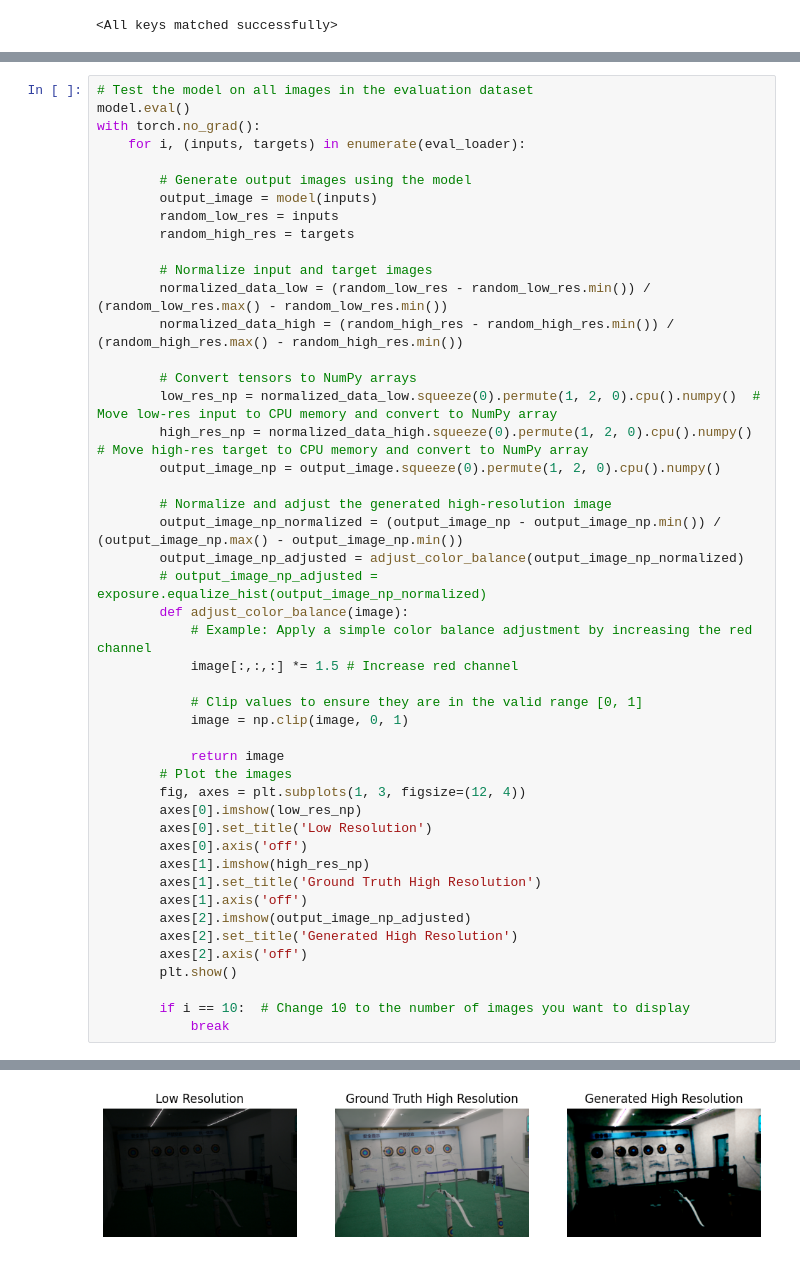
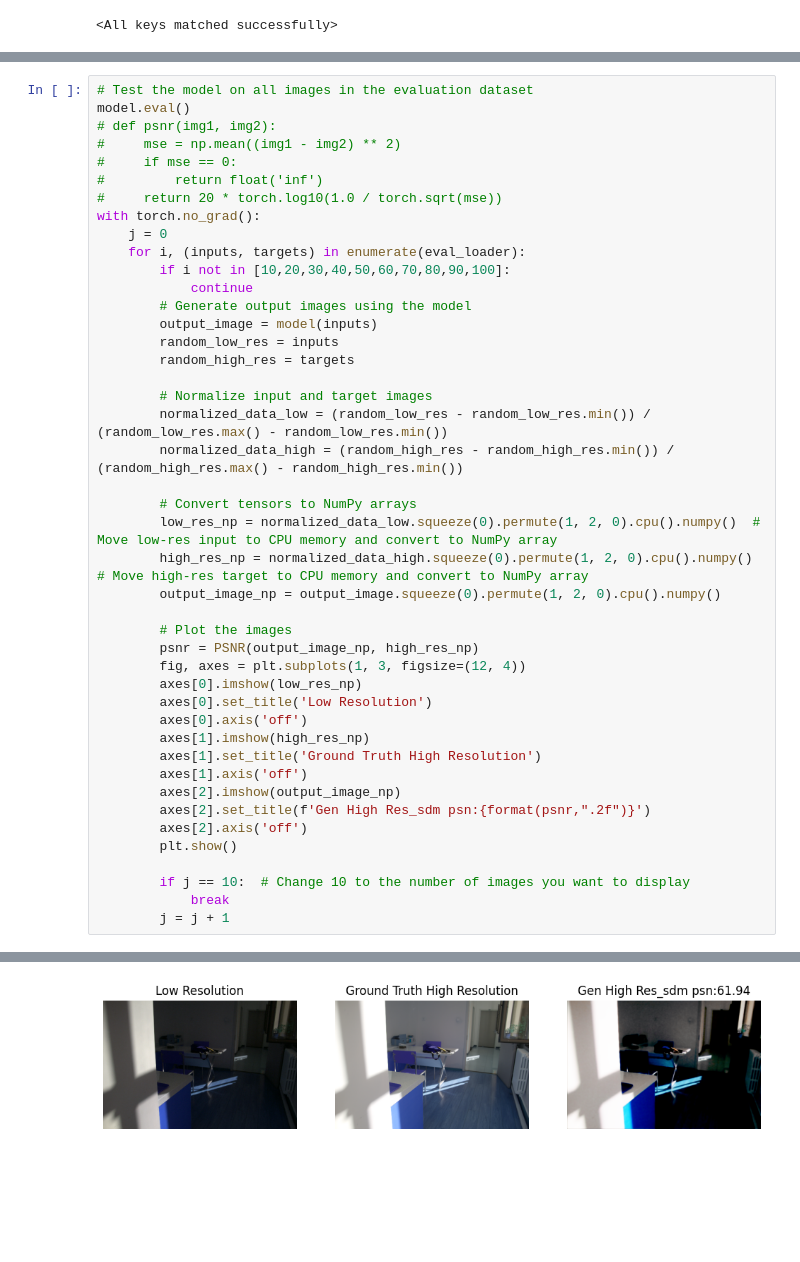
Before and after one commit to bharathsomasundaram/deepLearning, a Jupyter notebook: Diffusion Base Model_bharath.ipynb, the cells around one changed output, grey strips where cells are left out. Drawn from its saved outputs; the diff is of its cells as text; blank space fills up the shorter version.

```diff
--- a/Diffusion Base Model_bharath.ipynb
+++ b/Diffusion Base Model_bharath.ipynb
@@ -257,9 +257,16 @@ PSNR value is 60.65596521361826 dB
 # %%
 # Test the model on all images in the evaluation dataset
 model.eval()
+# def psnr(img1, img2):
+#     mse = np.mean((img1 - img2) ** 2)
+#     if mse == 0:
+#         return float('inf')
+#     return 20 * torch.log10(1.0 / torch.sqrt(mse))
 with torch.no_grad():
+    j = 0
     for i, (inputs, targets) in enumerate(eval_loader):
-
+        if i not in [10,20,30,40,50,60,70,80,90,100]:
+            continue
         # Generate output images using the model
         output_image = model(inputs)
         random_low_res = inputs
@@ -274,19 +281,8 @@ with torch.no_grad():
         high_res_np = normalized_data_high.squeeze(0).permute(1, 2, 0).cpu().numpy()  # Move high-res target to CPU memory and convert to NumPy array
         output_image_np = output_image.squeeze(0).permute(1, 2, 0).cpu().numpy()
 
-        # Normalize and adjust the generated high-resolution image
-        output_image_np_normalized = (output_image_np - output_image_np.min()) / (output_image_np.max() - output_image_np.min())
-        output_image_np_adjusted = adjust_color_balance(output_image_np_normalized)
-        # output_image_np_adjusted = exposure.equalize_hist(output_image_np_normalized)
-        def adjust_color_balance(image):
-            # Example: Apply a simple color balance adjustment by increasing the red channel
-            image[:,:,:] *= 1.5 # Increase red channel
-
-            # Clip values to ensure they are in the valid range [0, 1]
-            image = np.clip(image, 0, 1)
-
-            return image
         # Plot the images
+        psnr = PSNR(output_image_np, high_res_np)
         fig, axes = plt.subplots(1, 3, figsize=(12, 4))
         axes[0].imshow(low_res_np)
         axes[0].set_title('Low Resolution')
@@ -294,11 +290,12 @@ with torch.no_grad():
         axes[1].imshow(high_res_np)
         axes[1].set_title('Ground Truth High Resolution')
         axes[1].axis('off')
-        axes[2].imshow(output_image_np_adjusted)
-        axes[2].set_title('Generated High Resolution')
+        axes[2].imshow(output_image_np)
+        axes[2].set_title(f'Gen High Res_sdm psn:{format(psnr,".2f")}')
         axes[2].axis('off')
         plt.show()
 
-        if i == 10:  # Change 10 to the number of images you want to display
+        if j == 10:  # Change 10 to the number of images you want to display
             break
+        j = j + 1
 # %% [output]
@@ -306 +303 @@ with torch.no_grad():
-[figure, old version]
+[figure, new version]
```
Also changed, not shown: parts of 3 cells of this notebook, 11 other files.
